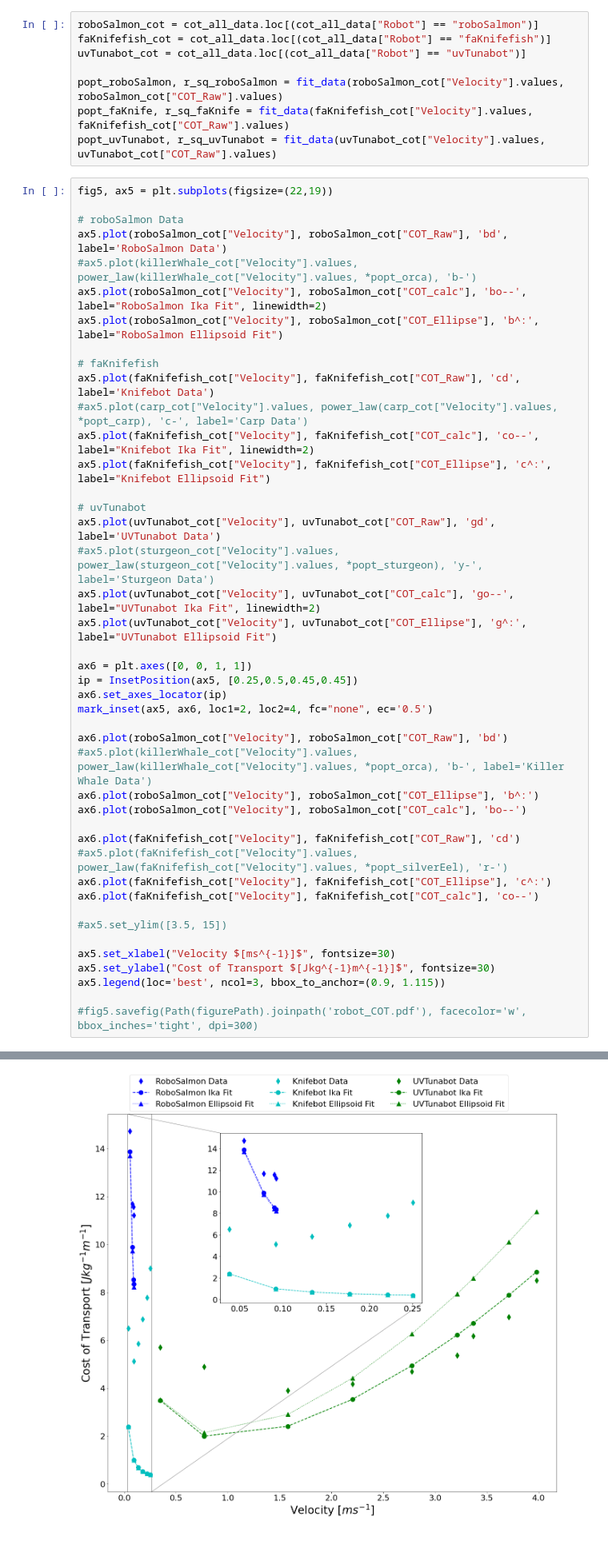
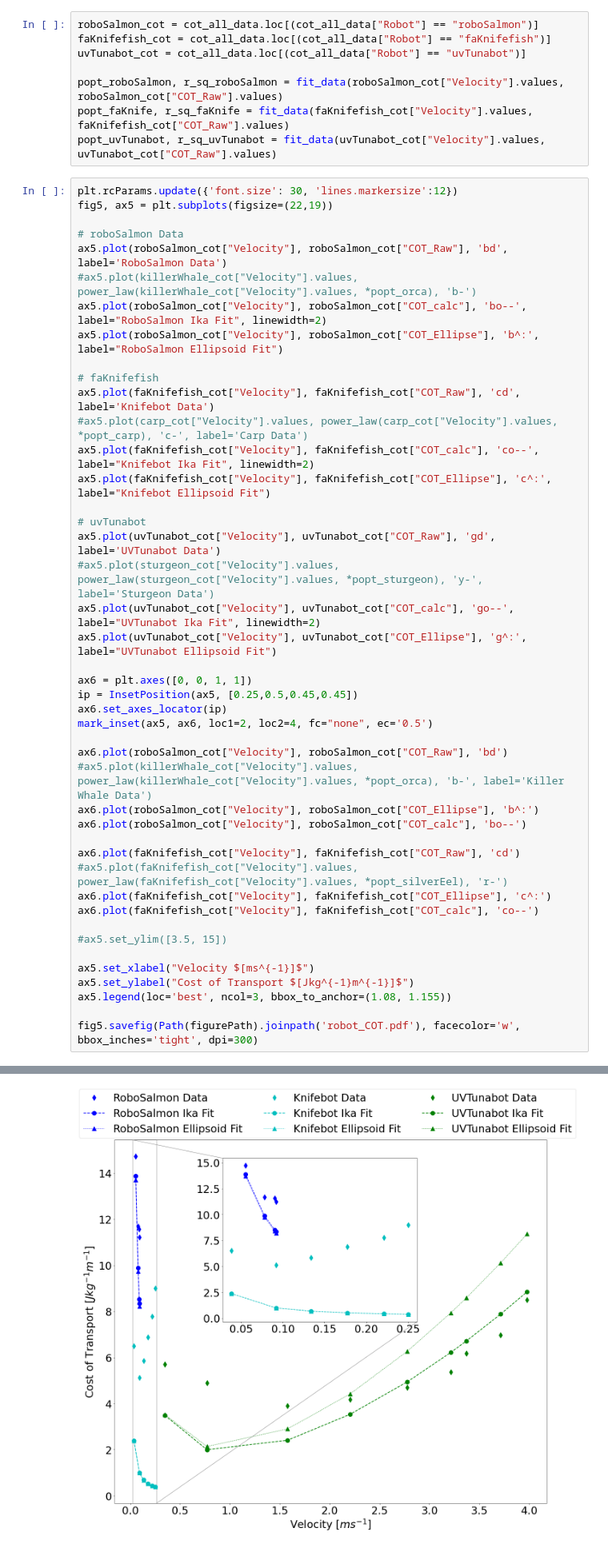
Before and after one commit to michaelcoe/Ika-Fit, a Jupyter notebook: fullCoTComparison.ipynb, the cells around one changed output, grey strips where cells are left out. Shown at 80% size. Cells and saved outputs as stored; diff of their text form.

```diff
--- a/fullCoTComparison.ipynb
+++ b/fullCoTComparison.ipynb
@@ -279,6 +272,7 @@ popt_roboSalmon, r_sq_roboSalmon = fit_data(roboSalmon_cot["Velocity"].values, r
 popt_faKnife, r_sq_faKnife = fit_data(faKnifefish_cot["Velocity"].values, faKnifefish_cot["COT_Raw"].values)
 popt_uvTunabot, r_sq_uvTunabot = fit_data(uvTunabot_cot["Velocity"].values, uvTunabot_cot["COT_Raw"].values)
 # %%
+plt.rcParams.update({'font.size': 30, 'lines.markersize':12})
 fig5, ax5 = plt.subplots(figsize=(22,19))
 
 # roboSalmon Data
@@ -316,9 +310,9 @@ ax6.plot(faKnifefish_cot["Velocity"], faKnifefish_cot["COT_calc"], 'co--')
 
 #ax5.set_ylim([3.5, 15])
 
-ax5.set_xlabel("Velocity $[ms^{-1}]$", fontsize=30)
-ax5.set_ylabel("Cost of Transport $[Jkg^{-1}m^{-1}]$", fontsize=30)
-ax5.legend(loc='best', ncol=3, bbox_to_anchor=(0.9, 1.115))
+ax5.set_xlabel("Velocity $[ms^{-1}]$")
+ax5.set_ylabel("Cost of Transport $[Jkg^{-1}m^{-1}]$")
+ax5.legend(loc='best', ncol=3, bbox_to_anchor=(1.08, 1.155))
 
-#fig5.savefig(Path(figurePath).joinpath('robot_COT.pdf'), facecolor='w', bbox_inches='tight', dpi=300)
+fig5.savefig(Path(figurePath).joinpath('robot_COT.pdf'), facecolor='w', bbox_inches='tight', dpi=300)
 # %% [output]
@@ -326,4 +319,4 @@ ax5.legend(loc='best', ncol=3, bbox_to_anchor=(0.9, 1.115))
-[figure, old version]
+[figure, new version]
 # %%
 velocity_killerWhale = np.linspace(killerWhale_cot['Velocity'].values[0], 9.0, 20)
 cot_killerWhale_calc = []
```
Also changed, not shown: parts of 4 cells of this notebook, 12 other files.
